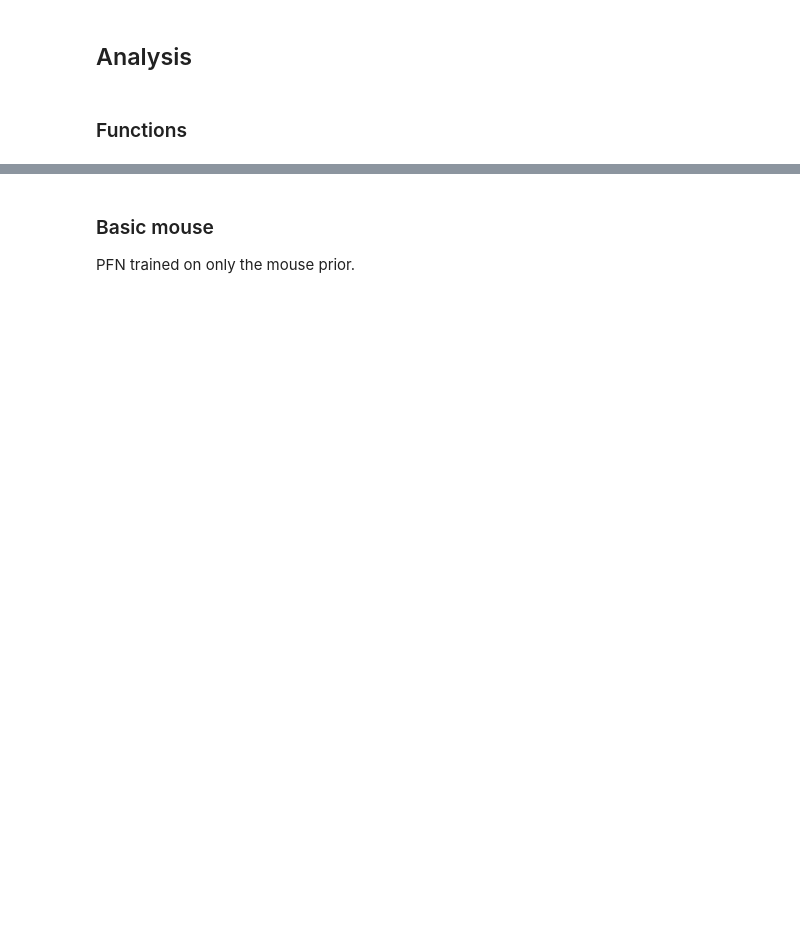
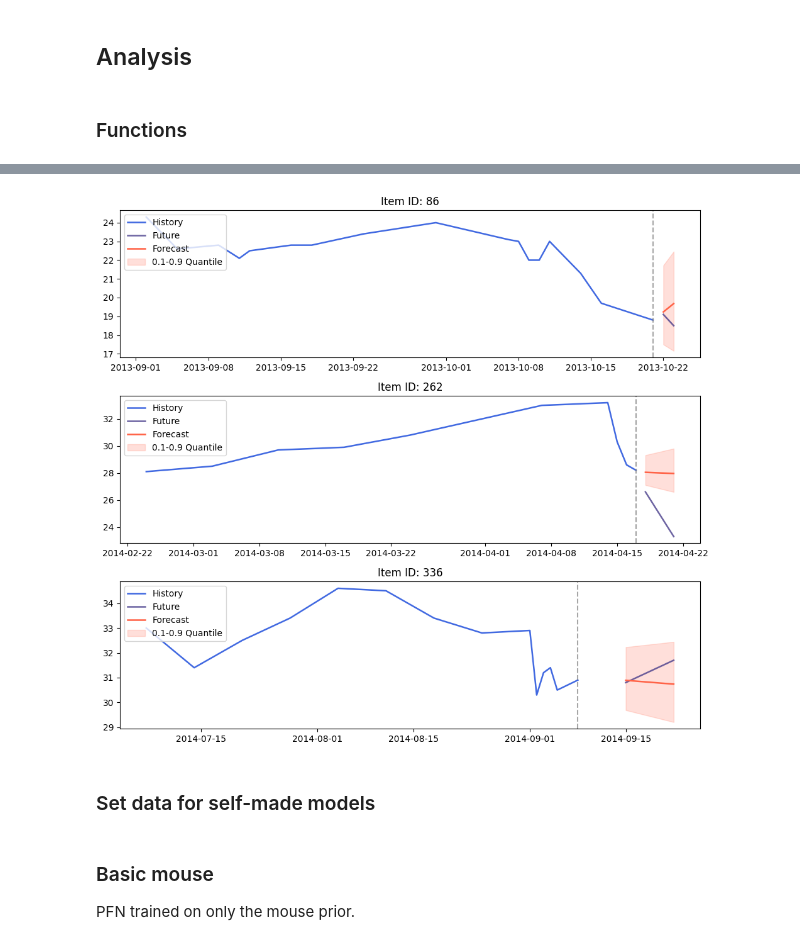
Before and after one commit to UKEIAM/TFM-mouse, a Jupyter notebook: notebooks/mouse.ipynb, the cells around one changed output, grey strips where cells are left out. Cells and saved outputs as stored; diff of their text form; code cells hidden in the pictures; blank space fills up the shorter version.

Commit message:
Added TabPFN to evaluation. Added plots.

```diff
--- a/notebooks/mouse.ipynb
+++ b/notebooks/mouse.ipynb
@@ -543,0 +566,11 @@ def evaluate(
+# %%
+model_name = "TabPFN time-series"
+
+reg = TabPFNTimeSeriesPredictor(
+    tabpfn_mode=TabPFNMode.LOCAL
+)
+
+pred_df = reg.predict(
+    train_tsdf.drop(columns=covariate_columns),
+    test_tsdf.drop(columns=covariate_columns)
+)
@@ -543,0 +630,9 @@ def evaluate(
+# %%
+plot_item_ids = np.random.choice(test_df["item_id"].unique(), size=3, replace=False)
+plot_forecast(
+    context_df=context_df, pred_df=pred_df, test_df=test_df, item_ids=plot_item_ids
+)
+# %% [output]
+[figure, added]
+# %% [markdown]
+### Set data for self-made models
```
Also changed, not shown: parts of 21 cells of this notebook.
